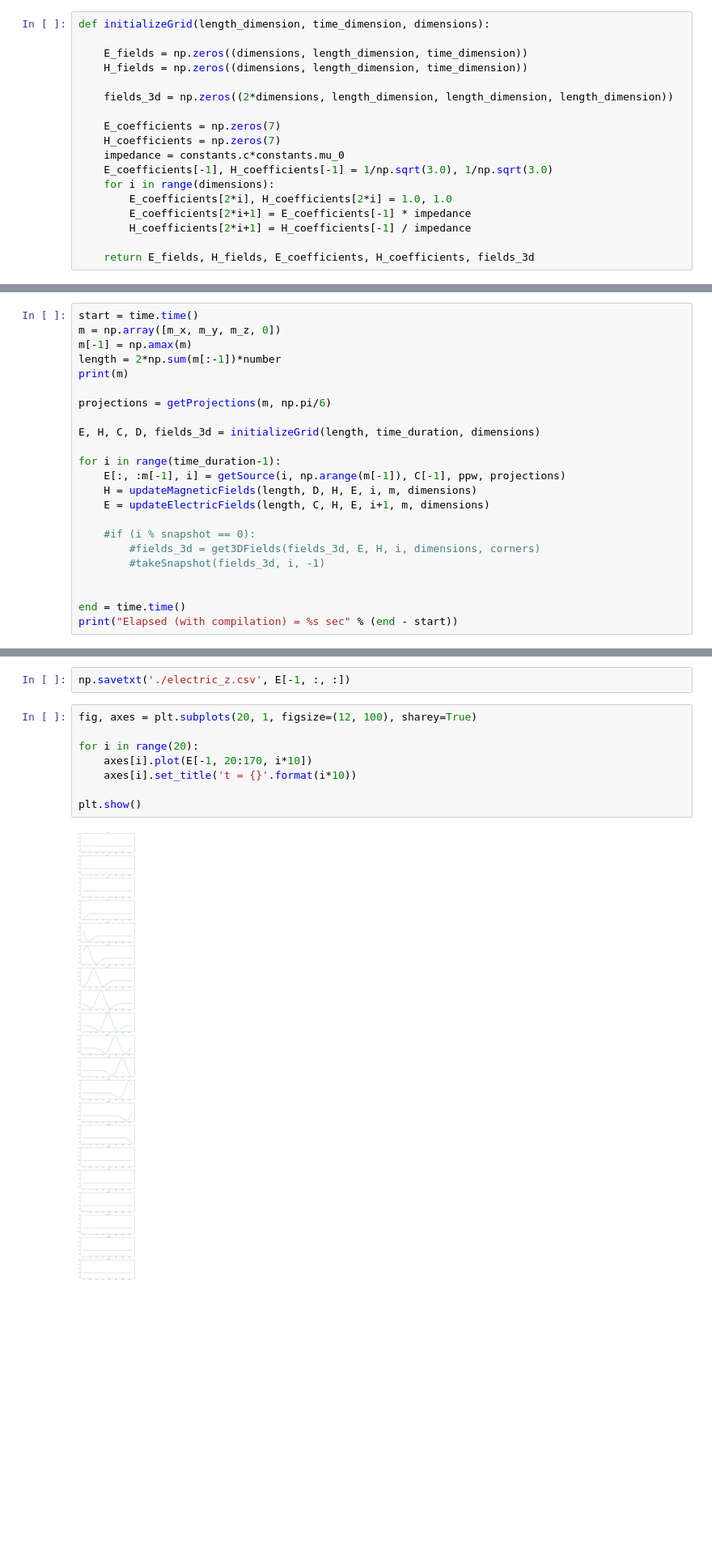
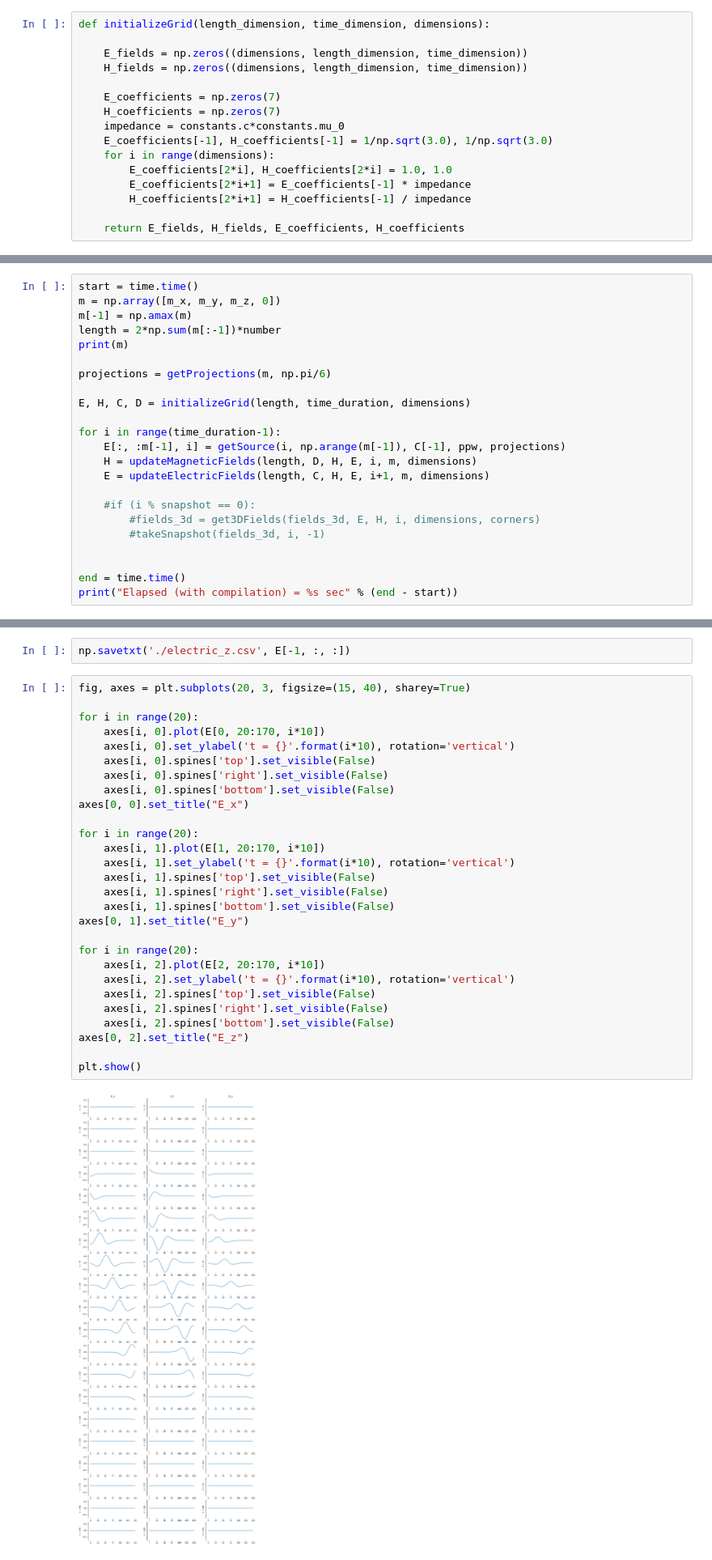
Before and after one commit to AdittyaPal/GSoC-23, a Jupyter notebook: ftdt3d_dpw_tfsf_trial1 (copy).ipynb, the cells around one changed output, grey strips where cells are left out. Shown: that part at 81% size. Drawn from its saved outputs; the diff is of its cells as text; blank space fills up the shorter version.

```diff
--- a/ftdt3d_dpw_tfsf_trial1 (copy).ipynb
+++ b/ftdt3d_dpw_tfsf_trial1 (copy).ipynb
@@ -13,8 +13,6 @@ def initializeGrid(length_dimension, time_dimension, dimensions):
 
     E_fields = np.zeros((dimensions, length_dimension, time_dimension))
     H_fields = np.zeros((dimensions, length_dimension, time_dimension))
-
-    fields_3d = np.zeros((2*dimensions, length_dimension, length_dimension, length_dimension))
 
     E_coefficients = np.zeros(7)
     H_coefficients = np.zeros(7)
@@ -25,7 +23,7 @@ def initializeGrid(length_dimension, time_dimension, dimensions):
         E_coefficients[2*i+1] = E_coefficients[-1] * impedance
         H_coefficients[2*i+1] = H_coefficients[-1] / impedance
 
-    return E_fields, H_fields, E_coefficients, H_coefficients, fields_3d
+    return E_fields, H_fields, E_coefficients, H_coefficients
 # %%
 def updateMagneticFields(n, H_coefficients, H_fields, E_fields, time, m, dimensions):
     for i in range(dimensions):
@@ -77,7 +75,7 @@ print(m)
 
 projections = getProjections(m, np.pi/6)
 
-E, H, C, D, fields_3d = initializeGrid(length, time_duration, dimensions)
+E, H, C, D = initializeGrid(length, time_duration, dimensions)
 
 for i in range(time_duration-1):
     E[:, :m[-1], i] = getSource(i, np.arange(m[-1]), C[-1], ppw, projections)
@@ -97,12 +95,32 @@ Elapsed (with compilation) = 0.6532328128814697 sec
 # %%
 np.savetxt('./electric_z.csv', E[-1, :, :])
 # %%
-fig, axes = plt.subplots(20, 1, figsize=(12, 100), sharey=True)
+fig, axes = plt.subplots(20, 3, figsize=(15, 40), sharey=True)
 
 for i in range(20):
-    axes[i].plot(E[-1, 20:170, i*10])
-    axes[i].set_title('t = {}'.format(i*10))
+    axes[i, 0].plot(E[0, 20:170, i*10])
+    axes[i, 0].set_ylabel('t = {}'.format(i*10), rotation='vertical')
+    axes[i, 0].spines['top'].set_visible(False)
+    axes[i, 0].spines['right'].set_visible(False)
+    axes[i, 0].spines['bottom'].set_visible(False)
+axes[0, 0].set_title("E_x")
+
+for i in range(20):
+    axes[i, 1].plot(E[1, 20:170, i*10])
+    axes[i, 1].set_ylabel('t = {}'.format(i*10), rotation='vertical')
+    axes[i, 1].spines['top'].set_visible(False)
+    axes[i, 1].spines['right'].set_visible(False)
+    axes[i, 1].spines['bottom'].set_visible(False)
+axes[0, 1].set_title("E_y")
+
+for i in range(20):
+    axes[i, 2].plot(E[2, 20:170, i*10])
+    axes[i, 2].set_ylabel('t = {}'.format(i*10), rotation='vertical')
+    axes[i, 2].spines['top'].set_visible(False)
+    axes[i, 2].spines['right'].set_visible(False)
+    axes[i, 2].spines['bottom'].set_visible(False)
+axes[0, 2].set_title("E_z")
 
 plt.show()
 # %% [output]
-[figure, old version]
+[figure, new version]
```
Also changed, not shown: parts of 8 cells of this notebook.
